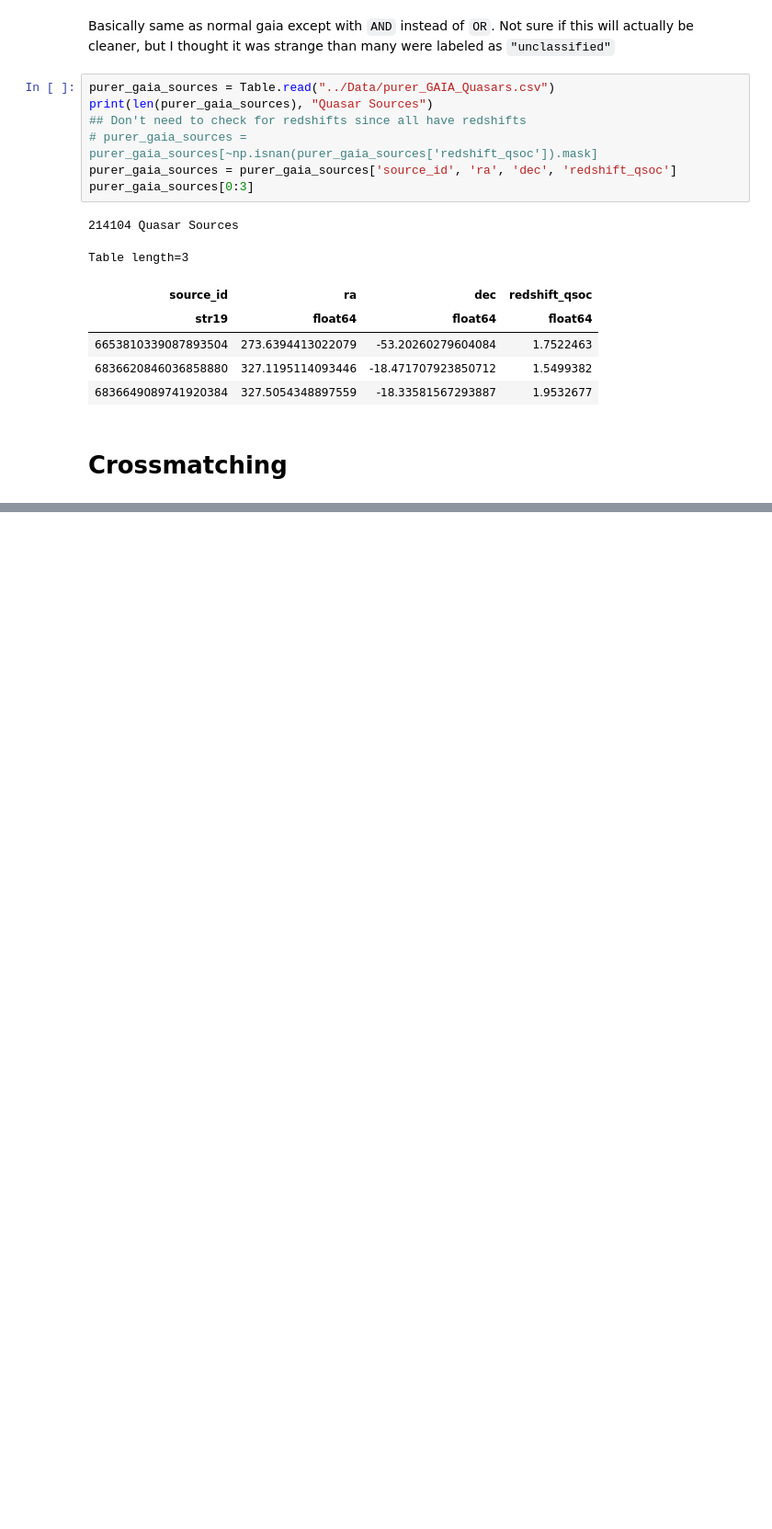
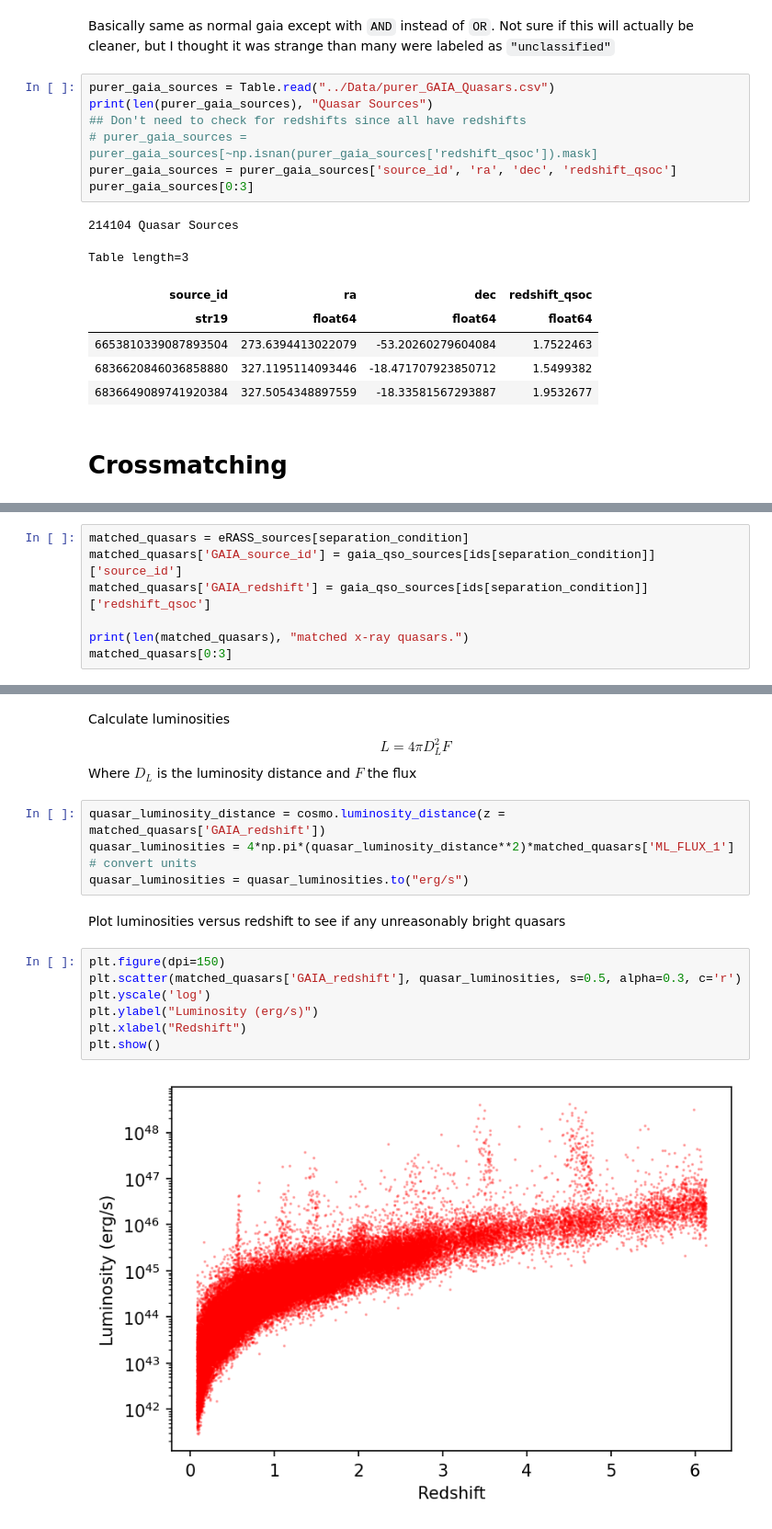
Before and after one commit to TobyWallage/Finding_Quasars_In_eRASS, a Jupyter notebook: Notebooks/eRASS_GAIA_quasars.ipynb, the cells around one changed output, grey strips where cells are left out. Shown: that part at 92% size. Cells and saved outputs as stored; diff of their text form; blank space fills up the shorter version.

```diff
--- a/Notebooks/eRASS_GAIA_quasars.ipynb
+++ b/Notebooks/eRASS_GAIA_quasars.ipynb
@@ -130,0 +164,7 @@ Table length=3
+# %%
+matched_quasars = eRASS_sources[separation_condition]
+matched_quasars['GAIA_source_id'] = gaia_qso_sources[ids[separation_condition]]['source_id']
+matched_quasars['GAIA_redshift'] = gaia_qso_sources[ids[separation_condition]]['redshift_qsoc']
+
+print(len(matched_quasars), "matched x-ray quasars.")
+matched_quasars[0:3]
@@ -130,0 +180,20 @@ Table length=3
+# %% [markdown]
+Calculate luminosities <br>
+$$ L = 4\pi D_L^2 F $$
+Where $D_L$ is the luminosity distance and $F$ the flux
+# %%
+quasar_luminosity_distance = cosmo.luminosity_distance(z = matched_quasars['GAIA_redshift'])
+quasar_luminosities = 4*np.pi*(quasar_luminosity_distance**2)*matched_quasars['ML_FLUX_1']
+# convert units
+quasar_luminosities = quasar_luminosities.to("erg/s")
+# %% [markdown]
+Plot luminosities versus redshift to see if any unreasonably bright quasars
+# %%
+plt.figure(dpi=150)
+plt.scatter(matched_quasars['GAIA_redshift'], quasar_luminosities, s=0.5, alpha=0.3, c='r')
+plt.yscale('log')
+plt.ylabel("Luminosity (erg/s)")
+plt.xlabel("Redshift")
+plt.show()
+# %% [output]
+[figure, added]
```
Also changed, not shown: parts of 8 cells of this notebook.
